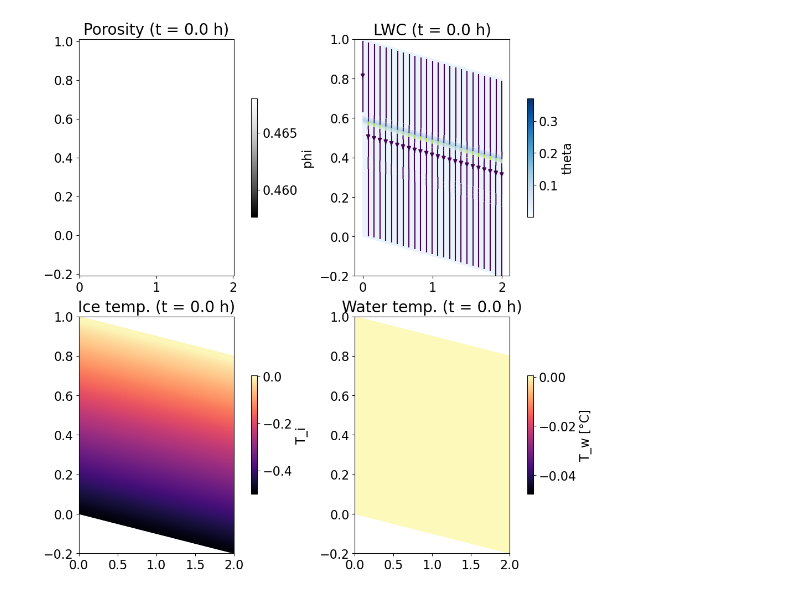
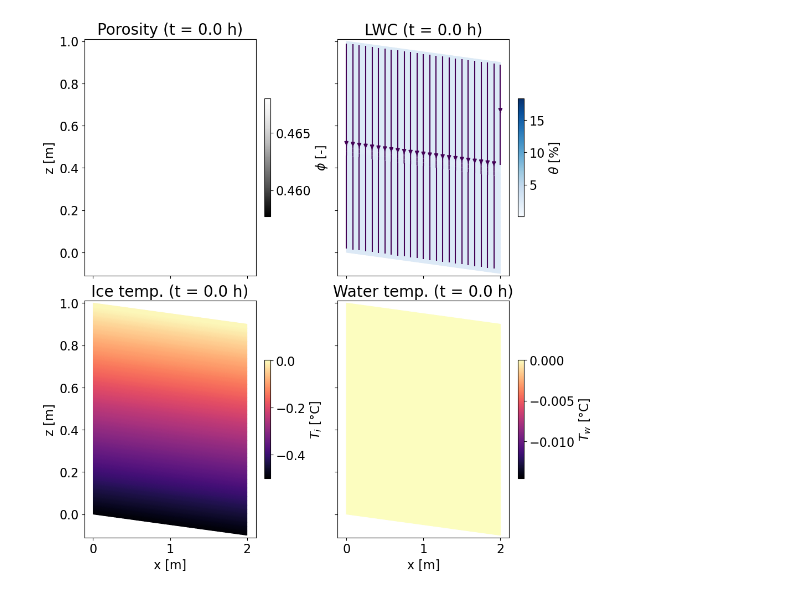
Before and after one commit to lannika-ut/Masterarbeit, a Jupyter notebook: animate_solution.ipynb, the cells around one changed output. Cells and saved outputs as stored; diff of their text form; code cells hidden in the pictures.

Commit message:
plots und flacheren Lauf gestartet

```diff
--- a/animate_solution.ipynb
+++ b/animate_solution.ipynb
@@ -119,7 +119,7 @@ import matplotlib.animation as animation
 
 # Setup figure and axes
 plt.rcParams.update({'font.size': 16})
-fig, ax = plt.subplots(2, 2, layout="constrained", figsize=(10, 10))
+fig, ax = plt.subplots(2, 2, layout="constrained", figsize=(10, 10), sharex=True, sharey=True)
 norm = plt.Normalize(vmin=0, vmax=q_max)
 
 # Initial plots (empty or first frame)
@@ -127,33 +127,37 @@ pmsh1 = ax[0, 0].pcolormesh(
     x_plot, z_plot, porosity_all[0], cmap="Greys_r",
     vmin=np.min(data_Annika["phi"]), vmax=np.max(data_Annika["phi"]))
 ax[0, 0].set_title("Porosity", fontsize=20)
+ax[0, 0].set_ylabel("z [m]")
 cbar1 = fig.colorbar(pmsh1, ax=ax[0, 0], shrink=0.5)
-cbar1.set_label("phi")
+cbar1.set_label(r"$\phi$ [-]")
 
 pmsh2 = ax[0, 1].pcolormesh(
-    x_plot, z_plot, theta_all[0], cmap="Blues",
-    vmin=p.S_l.value*np.min(data_Annika["phi"]), vmax=theta_max, shading="gouraud")
+    x_plot, z_plot, theta_all[0]*100, cmap="Blues",
+    vmin=p.S_l.value*np.min(data_Annika["phi"])*100, vmax=theta_max*100, shading="gouraud")
 strm = ax[0, 1].streamplot(
     X, Z, Qx_all[0], Qz_all[0],
     density=2, color=np.sqrt(Qx_all[0]**2 + Qz_all[0]**2), norm=norm,start_points=start_pts.T
 )
-ax[0, 1].set_title("theta", fontsize=20)
+ax[0, 1].set_title("LWC", fontsize=20)
 cbar2 = fig.colorbar(pmsh2, ax=ax[0, 1], shrink=0.5)
-cbar2.set_label("theta")
+cbar2.set_label(r"$\theta$ [%]")
 
 pmsh3 = ax[1, 0].pcolormesh(
     x_plot, z_plot, Ti_all[0], cmap="magma",
     vmin=np.min(data_Annika["T_i"]), vmax=np.max(data_Annika["T_i"]), shading="gouraud")
 ax[1, 0].set_title("Ice temp.", fontsize=20)
+ax[1, 0].set_ylabel("z [m]")
+ax[1, 0].set_xlabel("x [m]")
 cbar3 = fig.colorbar(pmsh3, ax=ax[1, 0], shrink=0.5)
-cbar3.set_label("T_i")
+cbar3.set_label(r"$T_i$ [°C]")
 
 pmsh4 = ax[1, 1].pcolormesh(
     x_plot, z_plot, Tw_all[0], cmap="magma",
     vmin=np.min(data_Annika["T_w"]), vmax=np.max(data_Annika["T_w"]), shading="gouraud")
 ax[1, 1].set_title("Water temp.", fontsize=20)
+ax[1, 1].set_xlabel("x [m]")
 cbar4 = fig.colorbar(pmsh4, ax=ax[1, 1], shrink=0.5)
-cbar4.set_label("T_w [°C]")
+cbar4.set_label(r"$T_w$ [°C]")
 
 # Update function for each frame
 
@@ -167,35 +171,35 @@ def update(frame):
     pmsh4.set_array(Tw_all[frame].ravel())
 
     # Remove old streamplot and create new one
     ax[0, 1].clear()
     pmsh2 = ax[0, 1].pcolormesh(
-        x_plot, z_plot, theta_all[frame], cmap="Blues",
-        vmin=p.S_l.value*np.min(data_Annika["phi"]), vmax=theta_max, shading="gouraud")
+        x_plot, z_plot, theta_all[frame]*100, cmap="Blues",
+        vmin=p.S_l.value*np.min(data_Annika["phi"])*100, vmax=theta_max*100, shading="gouraud")
     strm = ax[0, 1].streamplot(X, Z, Qx_all[frame], Qz_all[frame],
         density=2, color=np.sqrt(Qx_all[frame]**2 + Qz_all[frame]**2),
         norm=norm,start_points=start_pts.T)
 
     ax[0, 0].set_title(f"Porosity (t = {time/3600:.1f} h)", fontsize=20)
     ax[0, 1].set_title(f"LWC (t = {time/3600:.1f} h)", fontsize=20)
     ax[1, 0].set_title(f"Ice temp. (t = {time/3600:.1f} h)", fontsize=20)
     ax[1, 1].set_title(f"Water temp. (t = {time/3600:.1f} h)", fontsize=20)
 
     return pmsh1, pmsh2, pmsh3, pmsh4, strm.lines, strm.arrows
 
 
 # Create animation
-num_frames = len(data_Annika["T_w"])  # or your max time index
-fps = 5
+num_frames = len(data_Annika["T_w"])  # or max time index
+fps = 4
 ani = animation.FuncAnimation(
     fig,
     update,
     frames=num_frames,
     interval=1000/fps,  # ms between frames
     blit=False,
     repeat=True
 )
 
 # Save animation
 ani.save("./animations/"+ filename + ".mp4", writer="ffmpeg", fps=fps)
 # %% [output]
-[figure, old version]
+[figure, new version]
```
Also changed, not shown: parts of 1 cell of this notebook, 5 other files.
